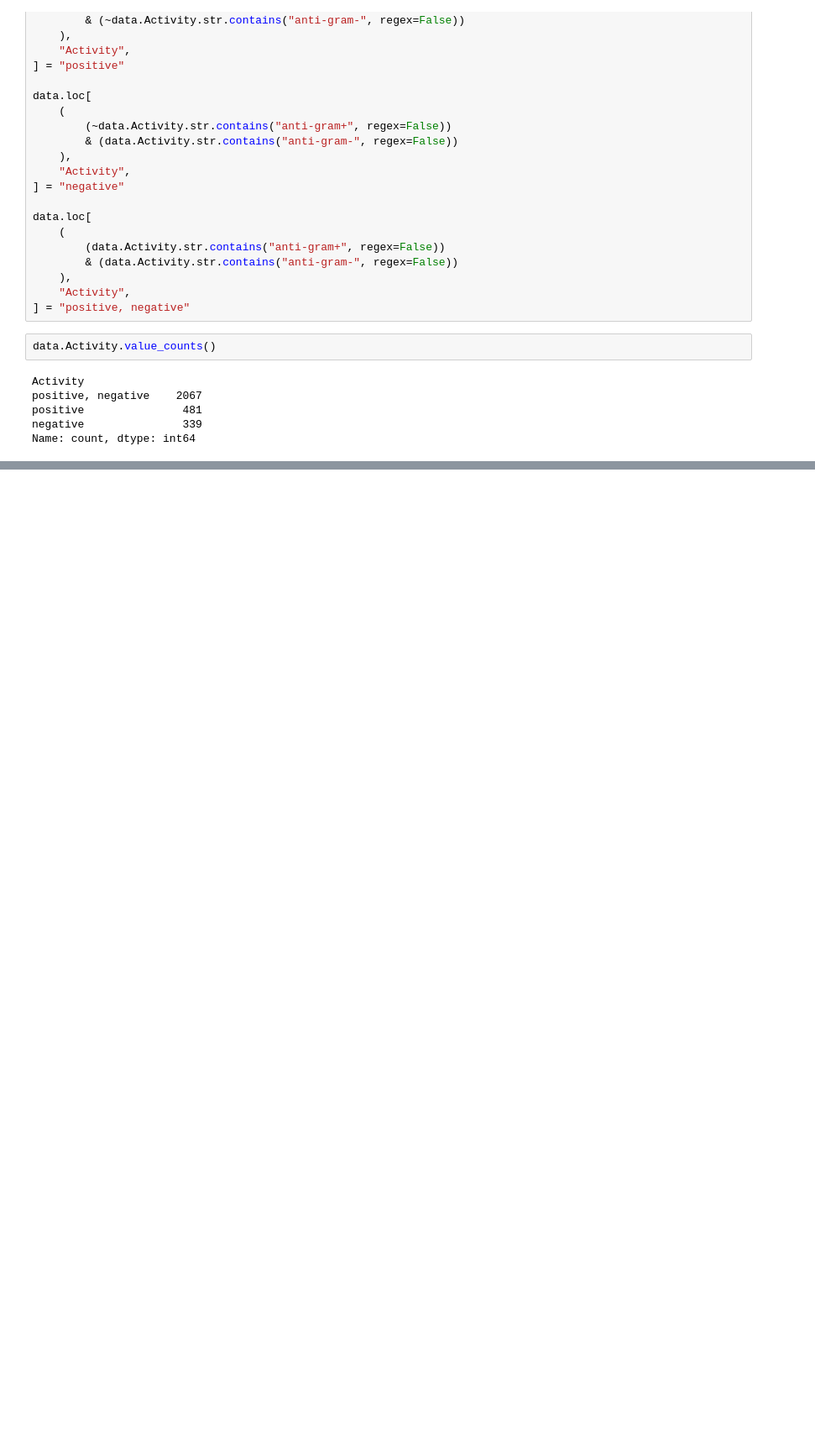
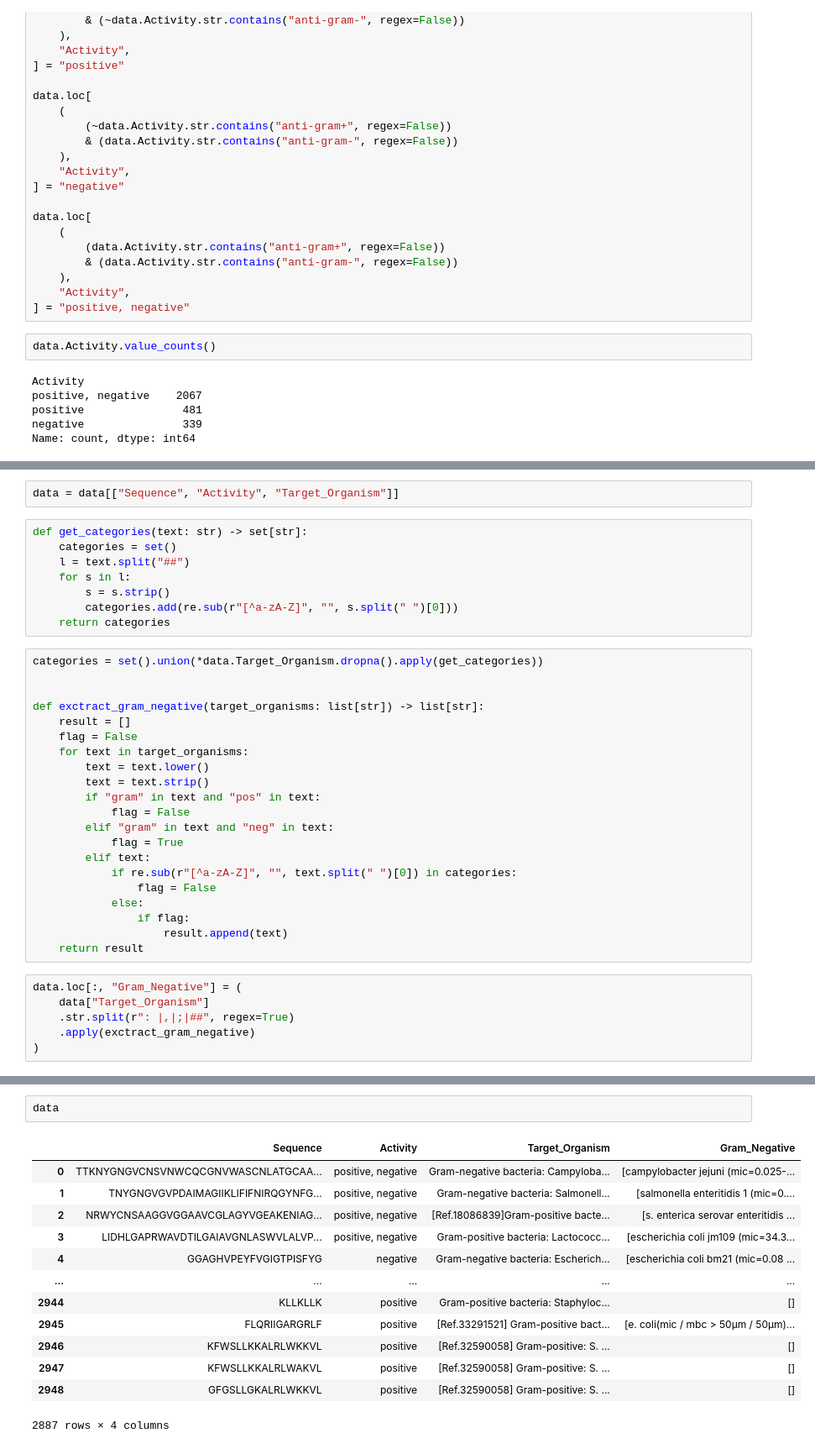
Before and after one commit to theofficialvedantjoshi/antimicrobial-peptides-dop, a Jupyter notebook: preprocessing.ipynb, the cells around one changed output, grey strips where cells are left out. Shown at 84% size. Cells and saved outputs as stored; diff of their text form; blank space fills up the shorter version.

Commit message:
feat: extract gram negative bacteria from target organism

```diff
--- a/preprocessing.ipynb
+++ b/preprocessing.ipynb
@@ -189,0 +192,37 @@ data.to_csv(ROOT + "raw_data.csv", index=False)
+# %%
+data = data[["Sequence", "Activity", "Target_Organism"]]
+# %%
+def get_categories(text: str) -> set[str]:
+    categories = set()
+    l = text.split("##")
+    for s in l:
+        s = s.strip()
+        categories.add(re.sub(r"[^a-zA-Z]", "", s.split(" ")[0]))
+    return categories
+# %%
+categories = set().union(*data.Target_Organism.dropna().apply(get_categories))
+
+
+def exctract_gram_negative(target_organisms: list[str]) -> list[str]:
+    result = []
+    flag = False
+    for text in target_organisms:
+        text = text.lower()
+        text = text.strip()
+        if "gram" in text and "pos" in text:
+            flag = False
+        elif "gram" in text and "neg" in text:
+            flag = True
+        elif text:
+            if re.sub(r"[^a-zA-Z]", "", text.split(" ")[0]) in categories:
+                flag = False
+            else:
+                if flag:
+                    result.append(text)
+    return result
+# %%
+data.loc[:, "Gram_Negative"] = (
+    data["Target_Organism"]
+    .str.split(r": |,|;|##", regex=True)
+    .apply(exctract_gram_negative)
+)
@@ -189,0 +235,16 @@ data.to_csv(ROOT + "raw_data.csv", index=False)
+# %%
+data
+# %% [output]
+|  | Sequence | Activity | Target_Organism | Gram_Negative |
+| 0 | TTKNYGNGVCNSVNWCQCGNVWASCNLATGCAA... | positive, negative | Gram-negative bacteria: Campyloba... | [campylobacter jejuni (mic=0.025-... |
+| 1 | TNYGNGVGVPDAIMAGIIKLIFIFNIRQGYNFG... | positive, negative | Gram-negative bacteria: Salmonell... | [salmonella enteritidis 1 (mic=0.... |
+| 2 | NRWYCNSAAGGVGGAAVCGLAGYVGEAKENIAG... | positive, negative | [Ref.18086839]Gram-positive bacte... | [s. enterica serovar enteritidis ... |
+| 3 | LIDHLGAPRWAVDTILGAIAVGNLASWVLALVP... | positive, negative | Gram-positive bacteria: Lactococc... | [escherichia coli jm109 (mic=34.3... |
+| 4 | GGAGHVPEYFVGIGTPISFYG | negative | Gram-negative bacteria: Escherich... | [escherichia coli bm21 (mic=0.08 ... |
+| ... | ... | ... | ... | ... |
+| 2944 | KLLKLLK | positive | Gram-positive bacteria: Staphyloc... | [] |
+| 2945 | FLQRIIGARGRLF | positive | [Ref.33291521] Gram-positive bact... | [e. coli(mic / mbc > 50μm / 50μm)... |
+| 2946 | KFWSLLKKALRLWKKVL | positive | [Ref.32590058] Gram-positive: S. ... | [] |
+| 2947 | KFWSLLKKALRLWAKVL | positive | [Ref.32590058] Gram-positive: S. ... | [] |
+| 2948 | GFGSLLGKALRLWKKVL | positive | [Ref.32590058] Gram-positive: S. ... | [] |
+2887 rows × 4 columns
```
Also changed, not shown: parts of 7 cells of this notebook.
